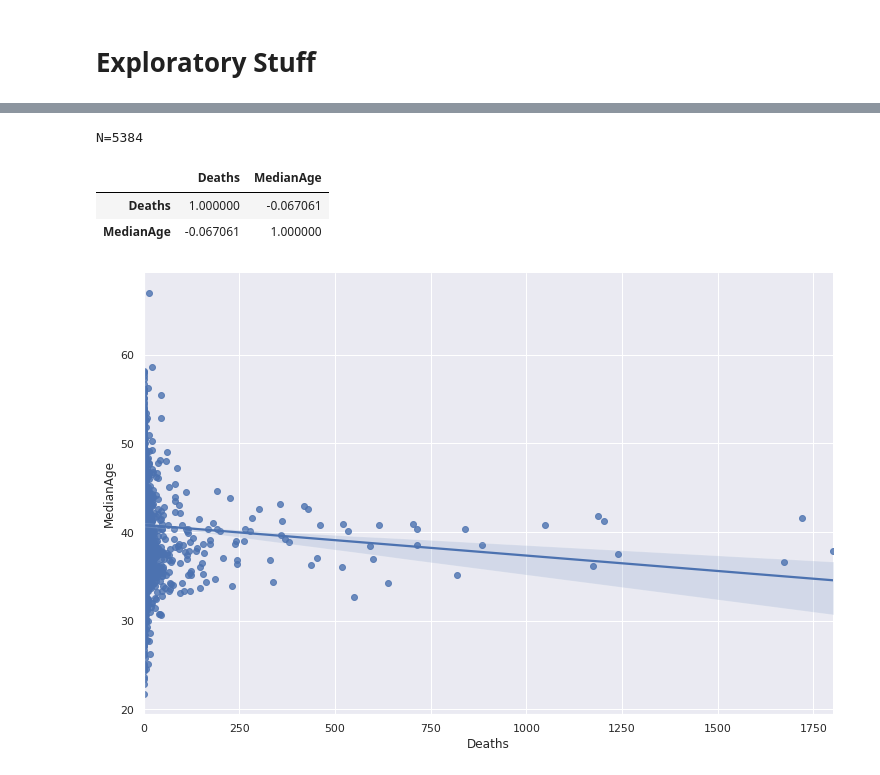
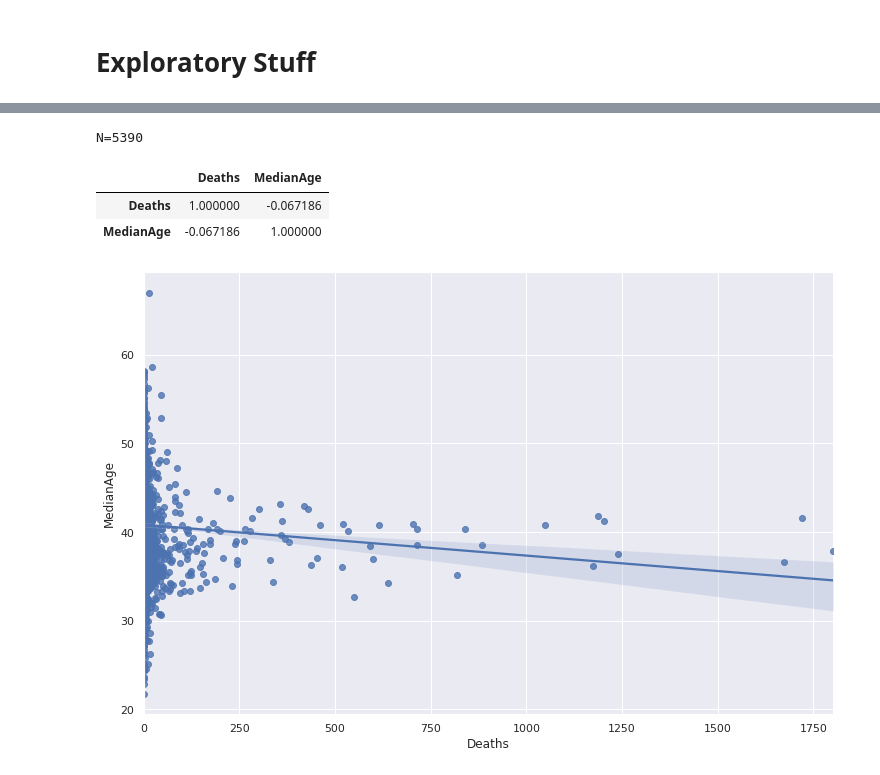
Before and after one commit to codeforkjeff/covid-19-stats, a Jupyter notebook: Exploratory Stuff.ipynb, the cells around one changed output, grey strips where cells are left out. Saved outputs shown, nothing was run; the diff lists cells and outputs as text; code cells hidden in the pictures.

```diff
--- a/Exploratory Stuff.ipynb
+++ b/Exploratory Stuff.ipynb
@@ -76,32 +76,32 @@ N=5686
 # %%
 # no correlation with median age, which is odd
 
 sql = """
 SELECT
     Deaths,
     MedianAge
-FROM fact_counties_ranked cr
+FROM fact_counties_base cr
 JOIN dim_county c
     ON cr.FIPS = c.FIPS
 WHERE
-    Date = '20200501'
+    Date = '2020-05-01'
     AND MedianAge > 0
     AND Deaths >= 0
     -- exclude NYC outlier
     AND cr.FIPS <> '36061'
 """
 
 df = psql.read_sql(sql, conn)
 print(f"N={df.size}")
 
 sns.lmplot(x="Deaths", y="MedianAge", data=df, height=7, aspect=1.5)
 
 df.corr()
 # %% [output]
-N=5384
+N=5390
 |  | Deaths | MedianAge |
-| Deaths | 1.000000 | -0.067061 |
-| MedianAge | -0.067061 | 1.000000 |
+| Deaths | 1.000000 | -0.067186 |
+| MedianAge | -0.067186 | 1.000000 |
 [figure]
 # %%
 # try log transform to spread out the data
```
Also changed, not shown: parts of 5 cells of this notebook, 1 other file.
